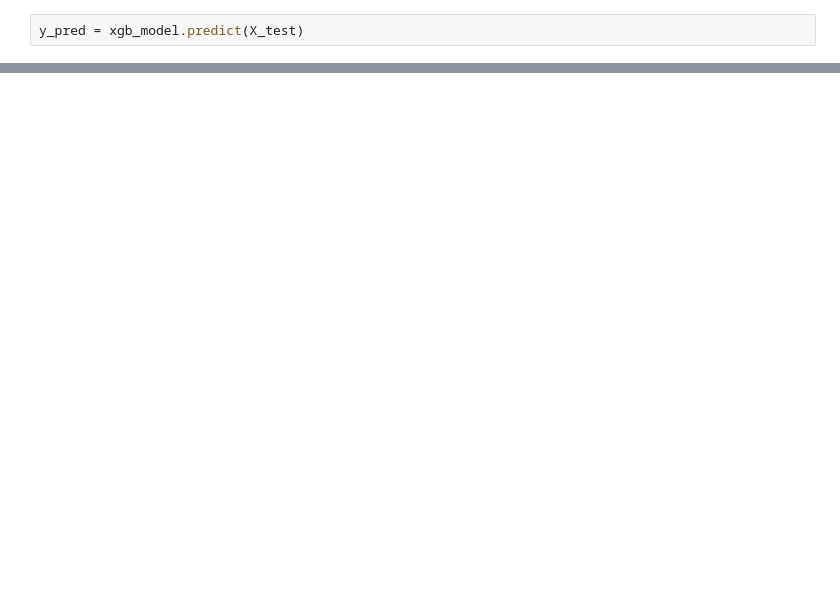
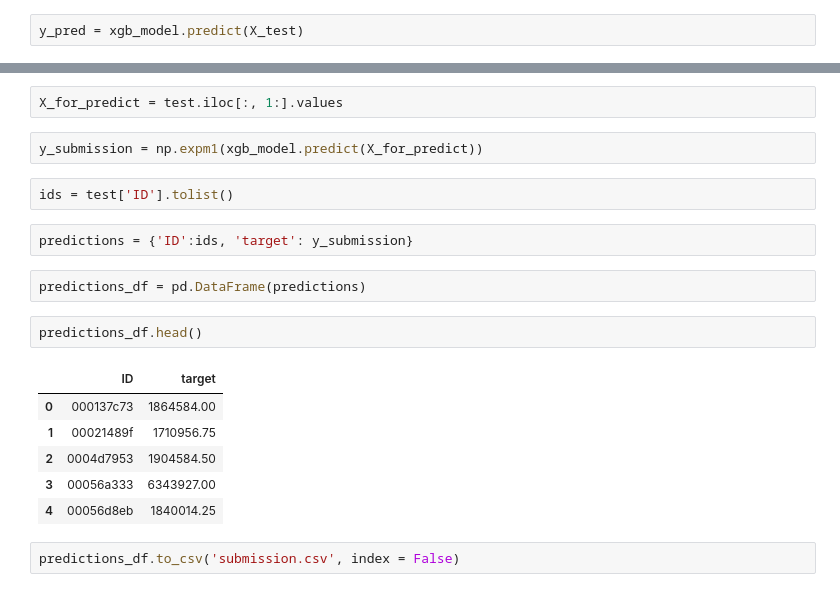
Before and after one commit to bkjboppana/Leo-Minor, a Jupyter notebook: Santander-dataset-EDA-modeling.ipynb, the cells around one changed output, grey strips where cells are left out. Drawn from its saved outputs; the diff is of its cells as text; blank space fills up the shorter version.

Commit message:
Submission created

```diff
--- a/Santander-dataset-EDA-modeling.ipynb
+++ b/Santander-dataset-EDA-modeling.ipynb
@@ -143,0 +165,21 @@ The Root Mean Log Square Error is: 0.009297
+# %%
+X_for_predict = test.iloc[:, 1:].values
+# %%
+y_submission = np.expm1(xgb_model.predict(X_for_predict))
+# %%
+ids = test['ID'].tolist()
+# %%
+predictions = {'ID':ids, 'target': y_submission}
+# %%
+predictions_df = pd.DataFrame(predictions)
+# %%
+predictions_df.head()
+# %% [output]
+|  | ID | target |
+| 0 | 000137c73 | 1864584.00 |
+| 1 | 00021489f | 1710956.75 |
+| 2 | 0004d7953 | 1904584.50 |
+| 3 | 00056a333 | 6343927.00 |
+| 4 | 00056d8eb | 1840014.25 |
+# %%
+predictions_df.to_csv('submission.csv', index = False)
```
Also changed, not shown: parts of 9 cells of this notebook.
